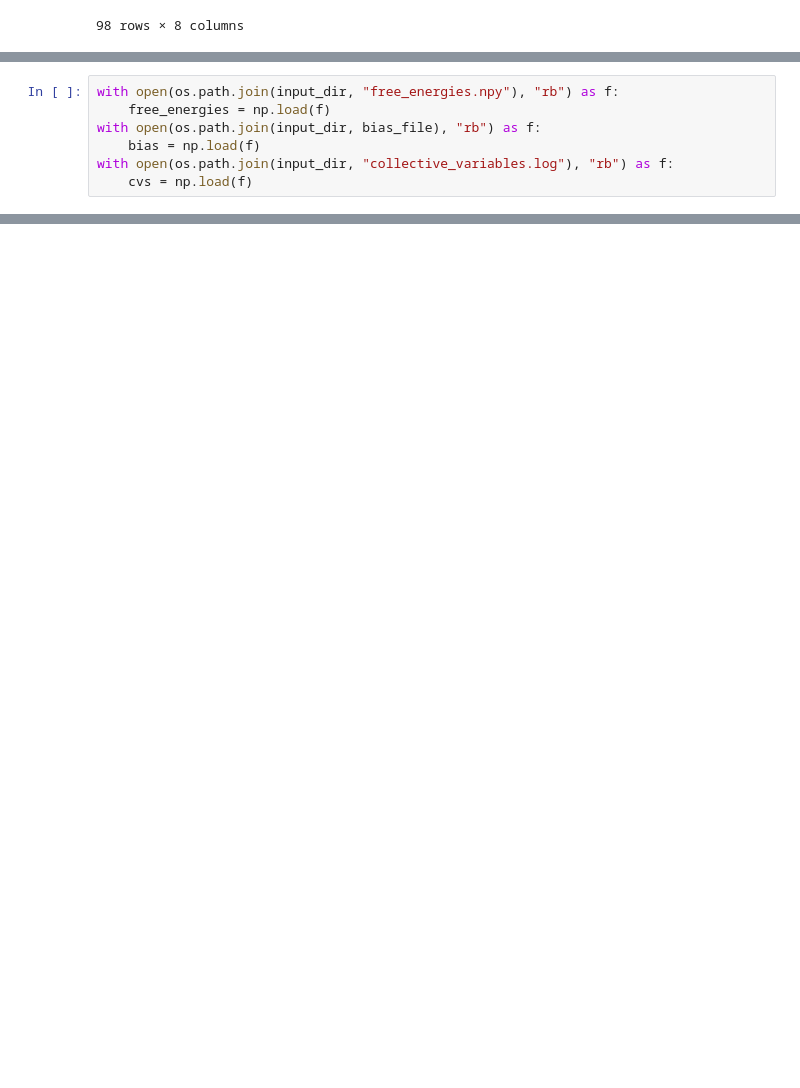
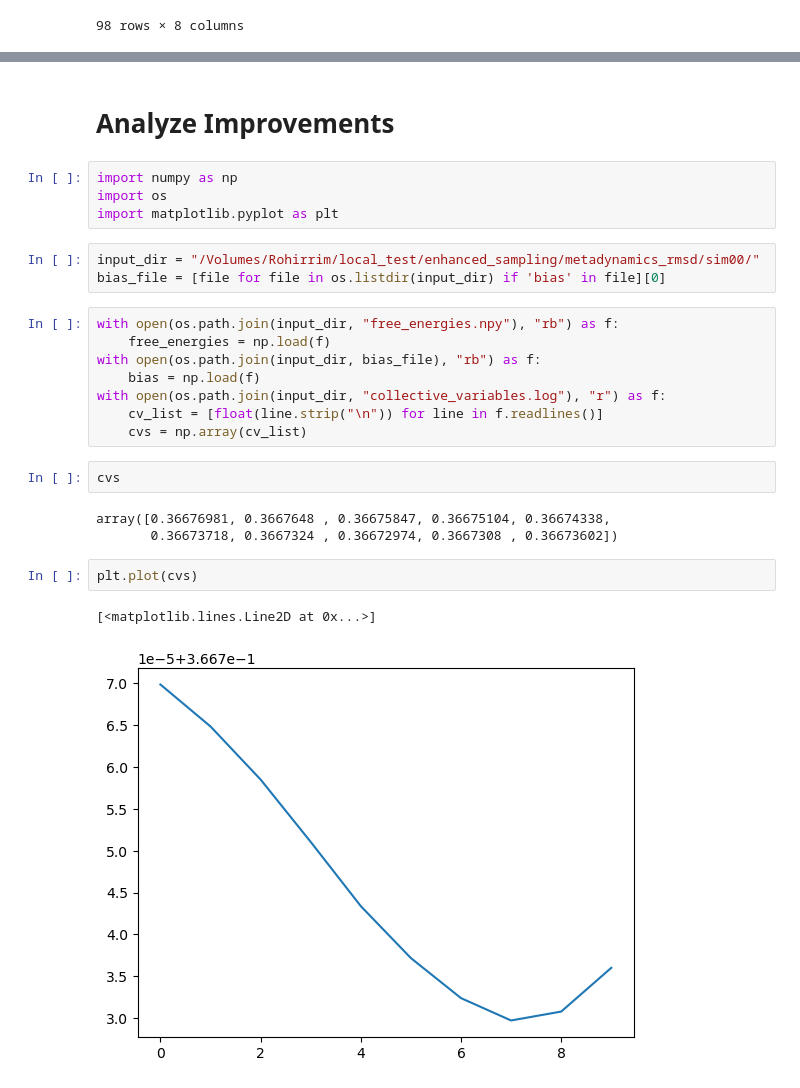
Before and after one commit to choderalab/enhanced-sampling-tmem175, a Jupyter notebook: notebooks/analysis-metadynamics.ipynb, the cells around one changed output, grey strips where cells are left out. Saved outputs shown, nothing was run; the diff lists cells and outputs as text; blank space fills up the shorter version.

```diff
--- a/notebooks/analysis-metadynamics.ipynb
+++ b/notebooks/analysis-metadynamics.ipynb
@@ -319,7 +309,0 @@ bias_file = [file for file in os.listdir(input_dir) if 'bias' in file][0]
-# %%
-with open(os.path.join(input_dir, "free_energies.npy"), "rb") as f:
-    free_energies = np.load(f)
-with open(os.path.join(input_dir, bias_file), "rb") as f:
-    bias = np.load(f)
-with open(os.path.join(input_dir, "collective_variables.log"), "rb") as f:
-    cvs = np.load(f)
@@ -375,0 +310,27 @@ plt.plot(bias)
+# %% [markdown]
+# Analyze Improvements
+# %%
+import numpy as np
+import os
+import matplotlib.pyplot as plt
+# %%
+input_dir = "/Volumes/Rohirrim/local_test/enhanced_sampling/metadynamics_rmsd/sim00/"
+bias_file = [file for file in os.listdir(input_dir) if 'bias' in file][0]
+# %%
+with open(os.path.join(input_dir, "free_energies.npy"), "rb") as f:
+    free_energies = np.load(f)
+with open(os.path.join(input_dir, bias_file), "rb") as f:
+    bias = np.load(f)
+with open(os.path.join(input_dir, "collective_variables.log"), "r") as f:
+    cv_list = [float(line.strip("\n")) for line in f.readlines()]
+    cvs = np.array(cv_list)
+# %%
+cvs
+# %% [output]
+array([0.36676981, 0.3667648 , 0.36675847, 0.36675104, 0.36674338,
+       0.36673718, 0.3667324 , 0.36672974, 0.3667308 , 0.36673602])
+# %%
+plt.plot(cvs)
+# %% [output]
+[<matplotlib.lines.Line2D at 0x...>]
+[figure, added]
```
Also changed, not shown: parts of 10 cells of this notebook, 6 other files.
